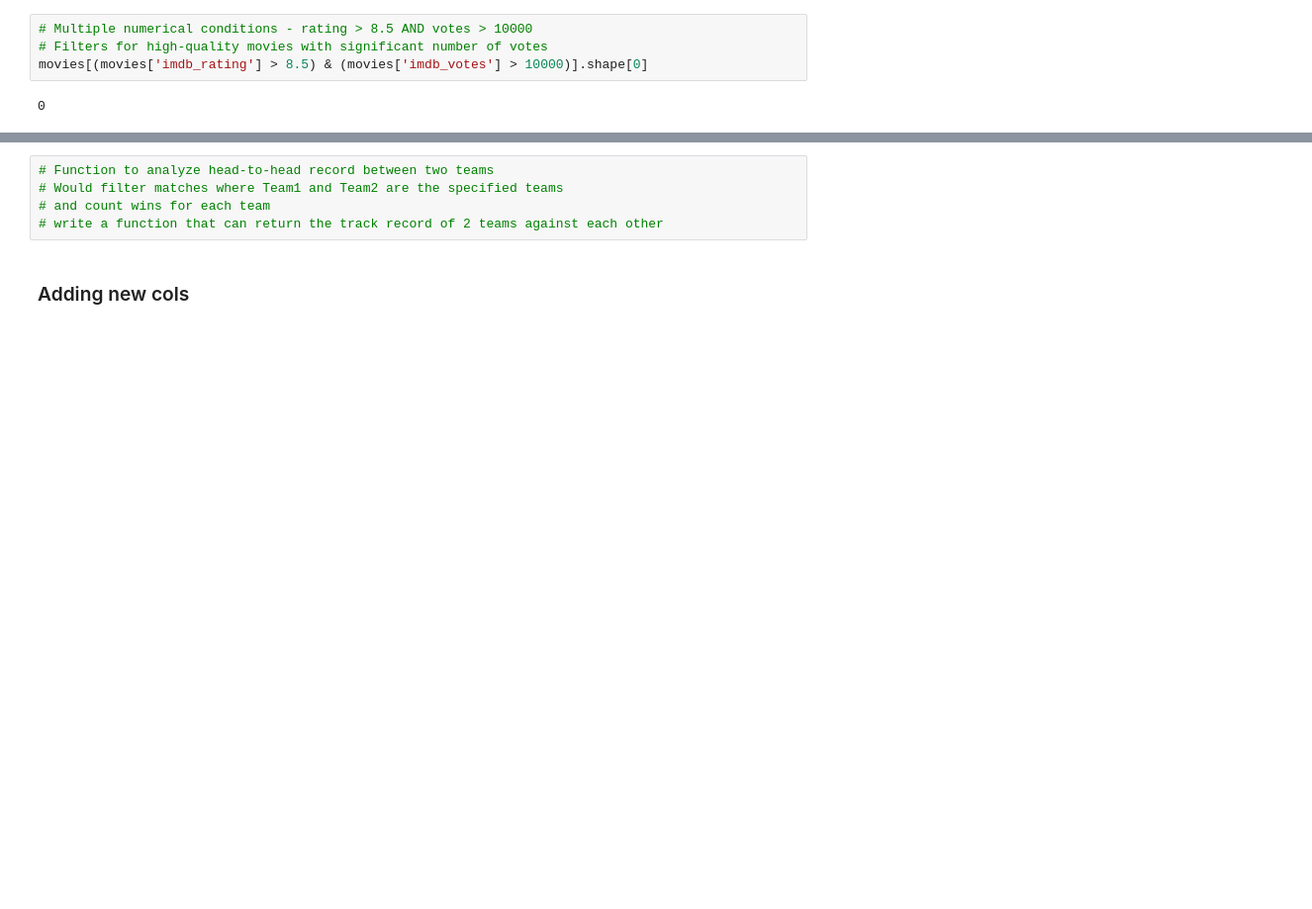
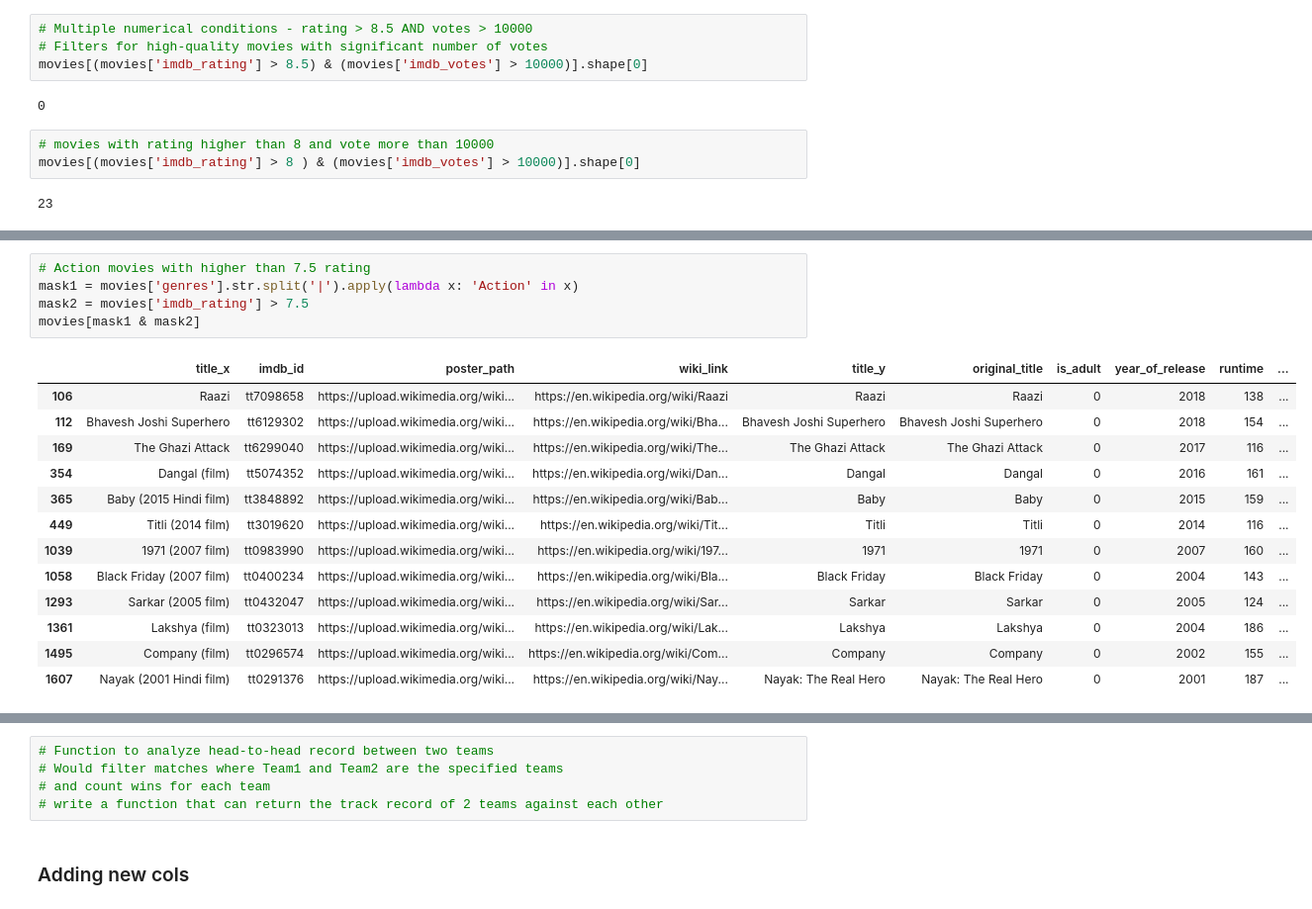
Before and after one commit to iamsouvik007/Pandas, a Jupyter notebook: 2/2_pandas_dataframes.ipynb, the cells around one changed output, grey strips where cells are left out. Shown: that part at 99% size. Cells and saved outputs as stored; diff of their text form; blank space fills up the shorter version.

```diff
--- a/2/2_pandas_dataframes.ipynb
+++ b/2/2_pandas_dataframes.ipynb
@@ -608,6 +838,11 @@ ipl[(ipl['City'] == 'Kolkata') & (ipl['WinningTeam'] == 'Chennai Super Kings')].
 movies[(movies['imdb_rating'] > 8.5) & (movies['imdb_votes'] > 10000)].shape[0]
 # %% [output]
 0
+# %%
+# movies with rating higher than 8 and vote more than 10000
+movies[(movies['imdb_rating'] > 8 ) & (movies['imdb_votes'] > 10000)].shape[0]
+# %% [output]
+23
 # %%
 # String operations for filtering
 # str.contains('Action') - Checks if 'Action' appears anywhere in the genres string
@@ -635,3 +870,22 @@ movies[mask1 & mask2]
 | 1495 | Company (film) | tt0296574 | https://upload.wikimedia.org/wiki... | https://en.wikipedia.org/wiki/Com... | Company | Company | 0 | 2002 | 155 | ... |
 | 1554 | The Legend of Bhagat Singh | tt0319736 | https://upload.wikimedia.org/wiki... | https://en.wikipedia.org/wiki/The... | The Legend of Bhagat Singh | The Legend of Bhagat Singh | 0 | 2002 | 155 | ... |
 | 1607 | Nayak (2001 Hindi film) | tt0291376 | https://upload.wikimedia.org/wiki... | https://en.wikipedia.org/wiki/Nay... | Nayak: The Real Hero | Nayak: The Real Hero | 0 | 2001 | 187 | ... |
+# %%
+# Action movies with higher than 7.5 rating
+mask1 = movies['genres'].str.split('|').apply(lambda x: 'Action' in x)
+mask2 = movies['imdb_rating'] > 7.5
+movies[mask1 & mask2]
+# %% [output]
+|  | title_x | imdb_id | poster_path | wiki_link | title_y | original_title | is_adult | year_of_release | runtime | ... |
+| 106 | Raazi | tt7098658 | https://upload.wikimedia.org/wiki... | https://en.wikipedia.org/wiki/Raazi | Raazi | Raazi | 0 | 2018 | 138 | ... |
+| 112 | Bhavesh Joshi Superhero | tt6129302 | https://upload.wikimedia.org/wiki... | https://en.wikipedia.org/wiki/Bha... | Bhavesh Joshi Superhero | Bhavesh Joshi Superhero | 0 | 2018 | 154 | ... |
+| 169 | The Ghazi Attack | tt6299040 | https://upload.wikimedia.org/wiki... | https://en.wikipedia.org/wiki/The... | The Ghazi Attack | The Ghazi Attack | 0 | 2017 | 116 | ... |
+| 354 | Dangal (film) | tt5074352 | https://upload.wikimedia.org/wiki... | https://en.wikipedia.org/wiki/Dan... | Dangal | Dangal | 0 | 2016 | 161 | ... |
+| 365 | Baby (2015 Hindi film) | tt3848892 | https://upload.wikimedia.org/wiki... | https://en.wikipedia.org/wiki/Bab... | Baby | Baby | 0 | 2015 | 159 | ... |
+| 449 | Titli (2014 film) | tt3019620 | https://upload.wikimedia.org/wiki... | https://en.wikipedia.org/wiki/Tit... | Titli | Titli | 0 | 2014 | 116 | ... |
+| 1039 | 1971 (2007 film) | tt0983990 | https://upload.wikimedia.org/wiki... | https://en.wikipedia.org/wiki/197... | 1971 | 1971 | 0 | 2007 | 160 | ... |
+| 1058 | Black Friday (2007 film) | tt0400234 | https://upload.wikimedia.org/wiki... | https://en.wikipedia.org/wiki/Bla... | Black Friday | Black Friday | 0 | 2004 | 143 | ... |
+| 1293 | Sarkar (2005 film) | tt0432047 | https://upload.wikimedia.org/wiki... | https://en.wikipedia.org/wiki/Sar... | Sarkar | Sarkar | 0 | 2005 | 124 | ... |
+| 1361 | Lakshya (film) | tt0323013 | https://upload.wikimedia.org/wiki... | https://en.wikipedia.org/wiki/Lak... | Lakshya | Lakshya | 0 | 2004 | 186 | ... |
+| 1495 | Company (film) | tt0296574 | https://upload.wikimedia.org/wiki... | https://en.wikipedia.org/wiki/Com... | Company | Company | 0 | 2002 | 155 | ... |
+| 1607 | Nayak (2001 Hindi film) | tt0291376 | https://upload.wikimedia.org/wiki... | https://en.wikipedia.org/wiki/Nay... | Nayak: The Real Hero | Nayak: The Real Hero | 0 | 2001 | 187 | ... |
```
Also changed, not shown: parts of 18 cells of this notebook, 1 other file.
